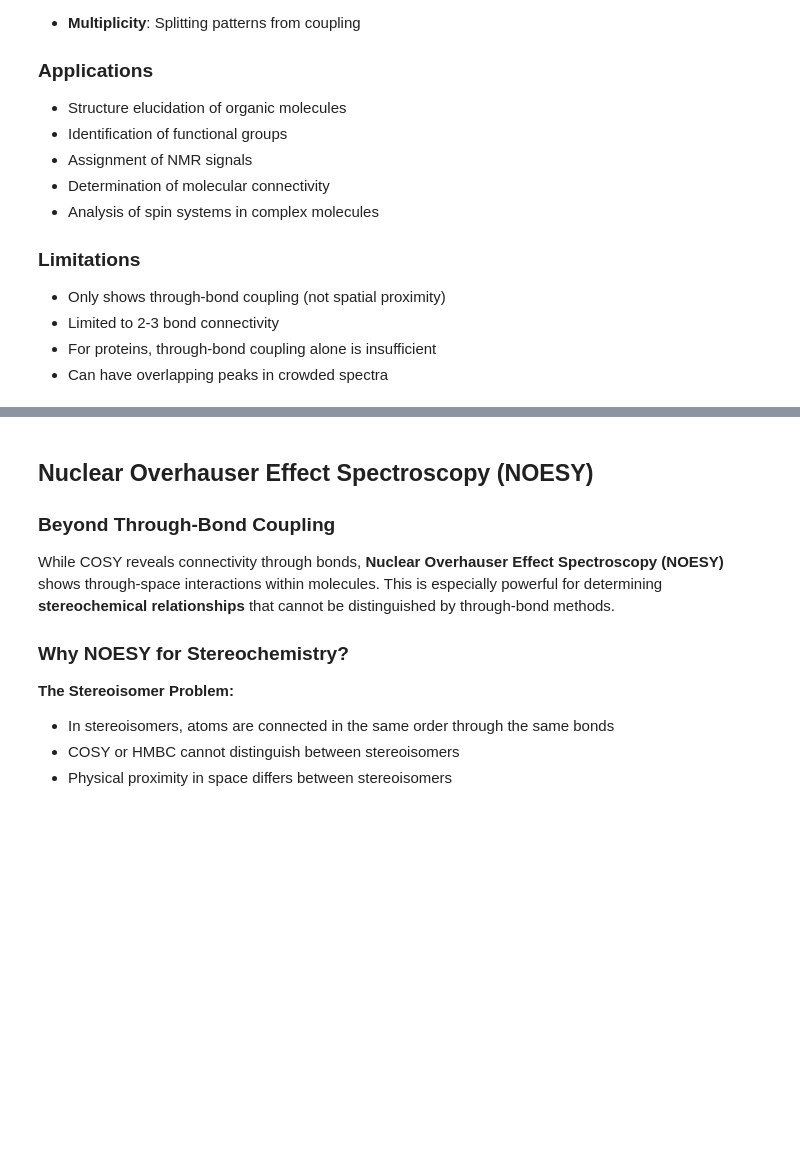
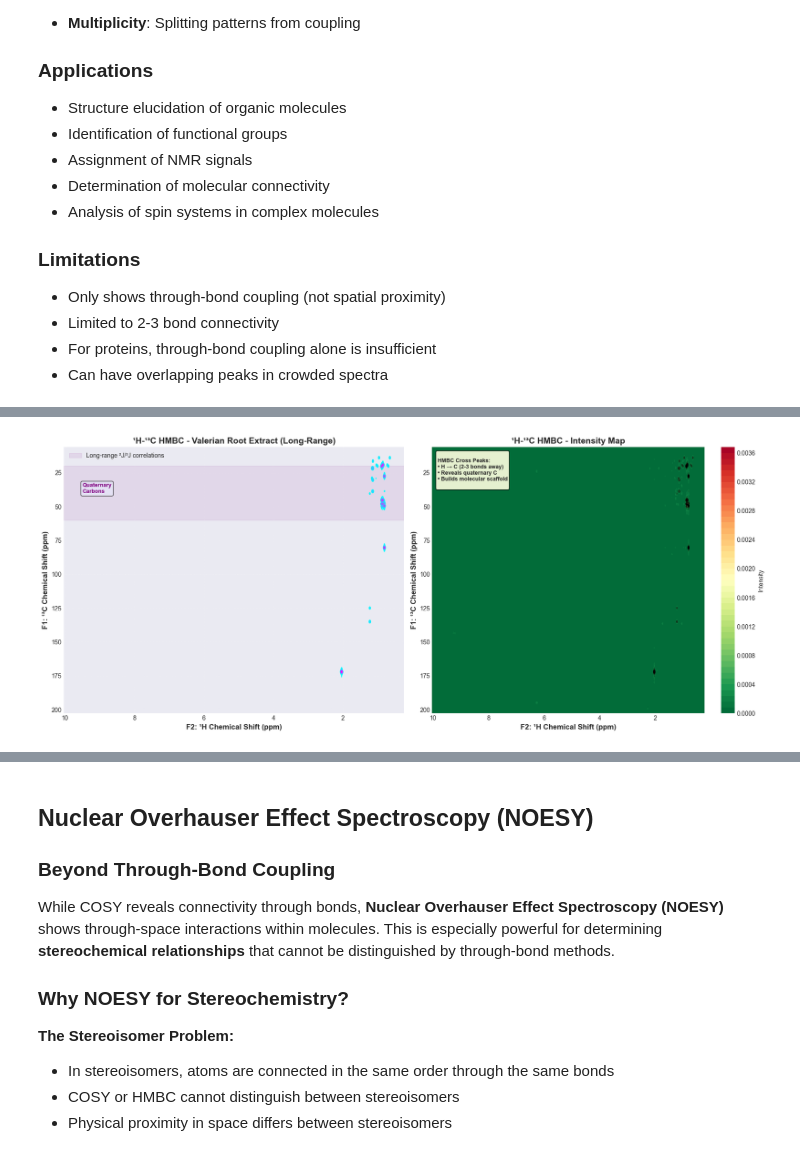
Before and after one commit to Quintinlf/NMR-Project, a Jupyter notebook: fall_semester_2025/2D_nmr.ipynb, the cells around one changed output, grey strips where cells are left out. Saved outputs shown, nothing was run; the diff lists cells and outputs as text; code cells hidden in the pictures; blank space fills up the shorter version.

```diff
--- a/fall_semester_2025/2D_nmr.ipynb
+++ b/fall_semester_2025/2D_nmr.ipynb
@@ -435,0 +824,83 @@ print(f"\nSimulated {len(coupled_pairs)} coupled spin pairs")
+# %%
+# Plot HMBC spectrum from real Valerian data
+
+fig, axes = plt.subplots(1, 2, figsize=(17, 7))
+
+# Left: Full HMBC spectrum
+ax1 = axes[0]
+max_intensity_hmbc = hmbc_data['intensity_grid'].max()
+levels_hmbc = np.linspace(max_intensity_hmbc * 0.06, max_intensity_hmbc * 0.85, 35)
+
+contour1 = ax1.contour(hmbc_data['f2_grid'], hmbc_data['f1_grid'],
+                       hmbc_data['intensity_grid'],
+                       levels=levels_hmbc, cmap='cool', linewidths=1.2)
+
+ax1.set_xlabel('F2: ¹H Chemical Shift (ppm)', fontsize=12, fontweight='bold')
+ax1.set_ylabel('F1: ¹³C Chemical Shift (ppm)', fontsize=12, fontweight='bold')
+ax1.set_title('¹H-¹³C HMBC - Valerian Root Extract (Long-Range)', fontsize=14, fontweight='bold')
+ax1.invert_xaxis()
+ax1.invert_yaxis()
+ax1.grid(True, alpha=0.3, linestyle=':')
+
+# Highlight quaternary carbon region
+ax1.axhspan(20, 60, alpha=0.08, color='purple')
+ax1.text(9.5, 40, 'Quaternary\nCarbons', fontsize=9, color='purple', fontweight='bold',
+         bbox=dict(boxstyle='round', facecolor='lavender', alpha=0.7))
+
+ax1.legend(['Long-range ²J/³J correlations'], fontsize=10, loc='upper left')
+
+# Right: Enhanced visualization with annotations
+ax2 = axes[1]
+contourf = ax2.contourf(hmbc_data['f2_grid'], hmbc_data['f1_grid'],
+                        hmbc_data['intensity_grid'],
+                        levels=50, cmap='RdYlGn_r')
+ax2.contour(hmbc_data['f2_grid'], hmbc_data['f1_grid'],
+            hmbc_data['intensity_grid'],
+            levels=levels_hmbc, colors='black', linewidths=0.6, alpha=0.4)
+
+ax2.set_xlabel('F2: ¹H Chemical Shift (ppm)', fontsize=12, fontweight='bold')
+ax2.set_ylabel('F1: ¹³C Chemical Shift (ppm)', fontsize=12, fontweight='bold')
+ax2.set_title('¹H-¹³C HMBC - Intensity Map', fontsize=14, fontweight='bold')
+ax2.invert_xaxis()
+ax2.invert_yaxis()
+cbar = plt.colorbar(contourf, ax=ax2, label='Intensity')
+
+# Add informative annotations
+annotation_text = """
+HMBC Cross Peaks:
+• H → C (2-3 bonds away)
+• Reveals quaternary C
+• Builds molecular scaffold
+"""
+ax2.text(0.02, 0.98, annotation_text, transform=ax2.transAxes,
+         fontsize=9, verticalalignment='top', fontweight='bold',
+         bbox=dict(boxstyle='round', facecolor='lightyellow', alpha=0.9))
+
+plt.tight_layout()
+plt.show()
+
+# Analysis
+print("HMBC Spectrum Analysis - Valerian Root")
+print("=" * 70)
+print(f"F1 (¹³C) range: {hmbc_data['f1'].min():.2f} to {hmbc_data['f1'].max():.2f} ppm")
+print(f"F2 (¹H) range: {hmbc_data['f2'].min():.2f} to {hmbc_data['f2'].max():.2f} ppm")
+print(f"Max intensity: {max_intensity_hmbc:.2e}")
+print("\nHMBC vs HMQC Comparison:")
+print("  HMQC: Shows direct C-H bonds (¹JCH, one bond)")
+print("  HMBC: Shows long-range C-H (²JCH, ³JCH, 2-4 bonds)")
+print("\nWhy HMBC Matters:")
+print("  ✓ Quaternary carbons: No H attached → invisible in HMQC")
+print("  ✓ HMBC reveals these by showing nearby H correlations")
+print("  ✓ Connects molecular fragments across the structure")
+print("  ✓ Resolves structural ambiguities")
+print("\nStructure Elucidation Strategy:")
+print("  1. HMQC: Identify all C-H bonds directly")
+print("  2. HMBC: Connect fragments via long-range correlations")
+print("  3. COSY: Trace proton connectivity within fragments")
+print("  4. Combine all three → complete molecular structure!")
+print("\nFor Valerian:")
+print("  • Sesquiterpene backbones have multiple quaternary carbons")
+print("  • HMBC is essential to map ring junctions and branching points")
+print("  • Long-range correlations reveal stereochemistry")
+# %% [output]
+[figure, added]
```
Also changed, not shown: parts of 21 cells of this notebook, 4 other files.
